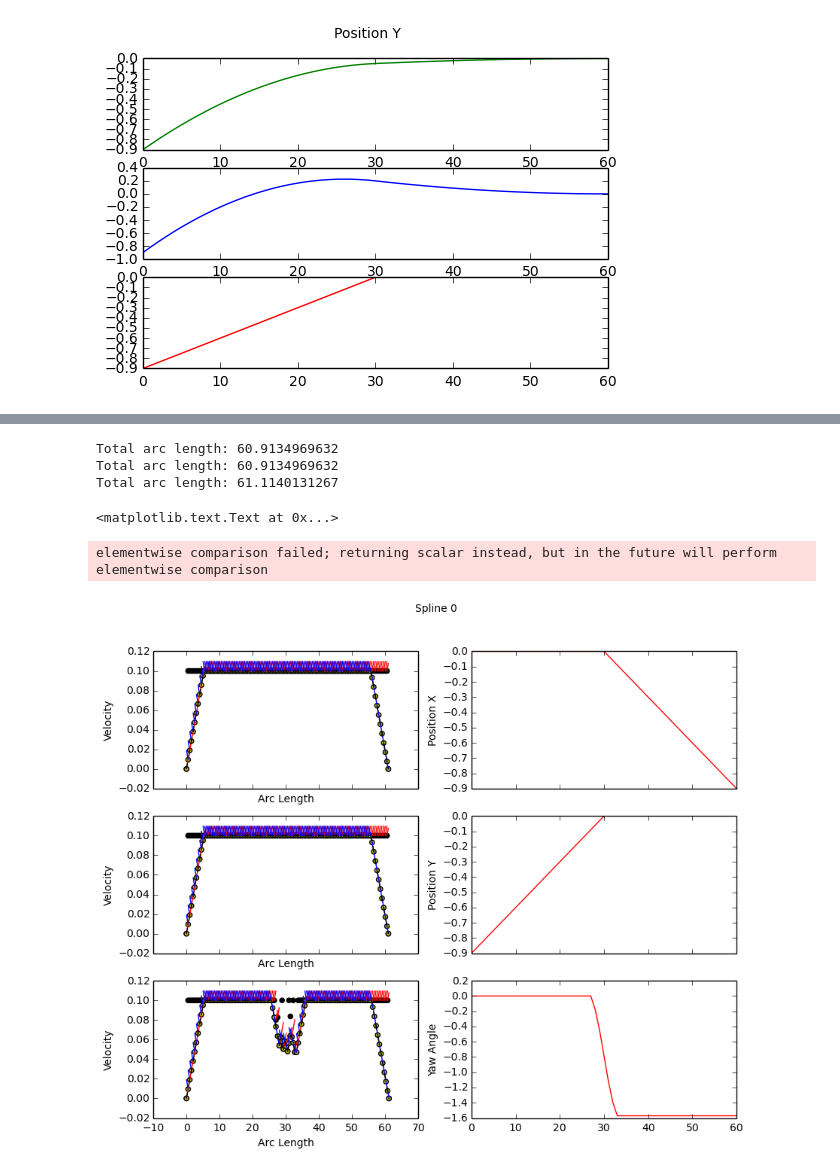
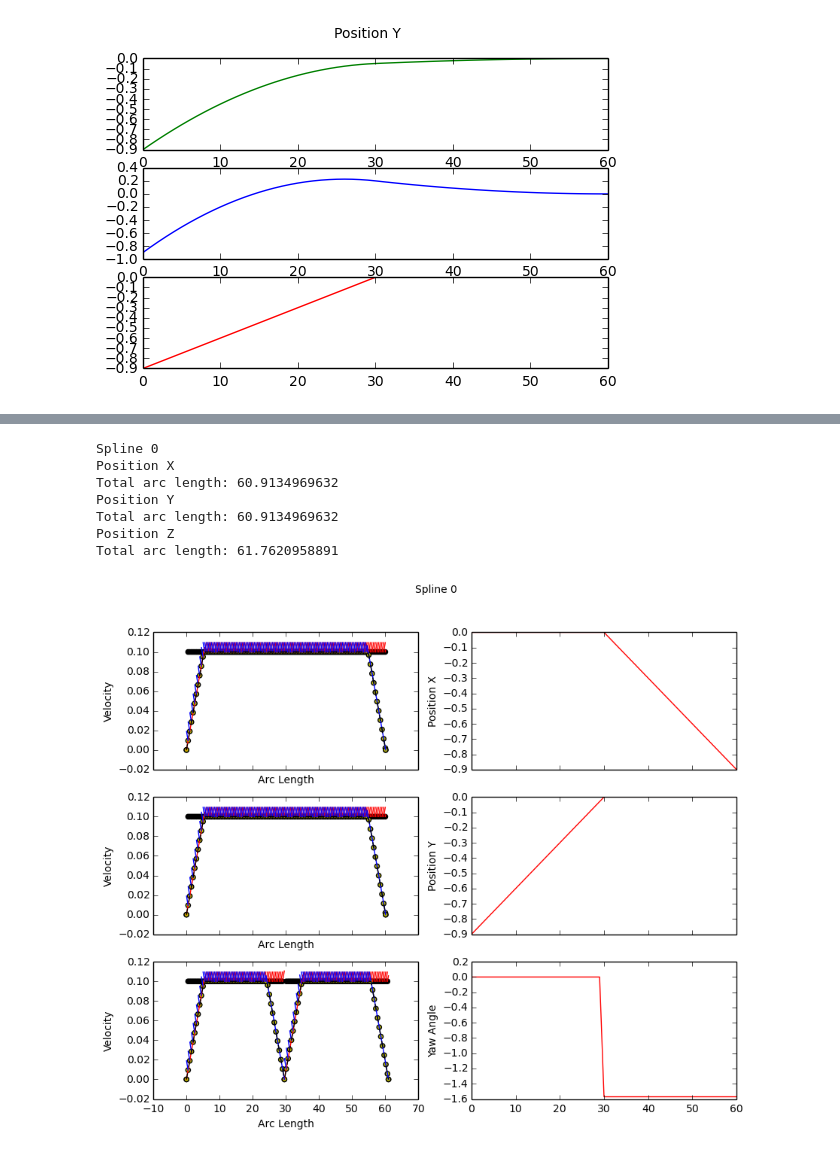
Before and after one commit to pnvyshnav/smap_PD, a Jupyter notebook: stats/TrajectoryEvaluation.ipynb, the cells around one changed output, grey strips where cells are left out. Drawn from its saved outputs; the diff is of its cells as text; code cells hidden in the pictures.

Commit message:
Computing velocity profiles for trajectories, applied timings to simulation

```diff
--- a/stats/TrajectoryEvaluation.ipynb
+++ b/stats/TrajectoryEvaluation.ipynb
@@ -281,7 +281,7 @@ def velocity_profile(spline, array, ax, min_velocity=0.01, max_velocity=0.1, acc
     current_arc = 0.
     last = array[0]
     planning_points.append([array[0], current_arc, start_velocity])
-    i = 1
+    i = 9
     for s in np.arange(fine_step, len(array), fine_step):
         x = time_to_step(array, s)
         d = math.sqrt(((x-last)*1.) ** 2 + (fine_step) ** 2)
@@ -289,17 +289,28 @@ def velocity_profile(spline, array, ax, min_velocity=0.01, max_velocity=0.1, acc
         current_arc += d
         if arc_length >= delta_s:
             # scale velocity such that empirical max velocity is desired max
-            max_rot_vel = 5e-15
+            max_rot_vel = 5e-9
 
             velocity = min(max_velocity, max_rot_vel/curvature[int(i)]) if curvature[int(i)] > 0 else max_velocity
             velocity = max(velocity, min_velocity)
+            if curvature[int(i)] > 10:
+                velocity = 0
+#                 print i, ": ", curvature[int(i)]
+            #velocity = first_derivative[int(i)]
 #             if curvature[int(i)] > 0:
 #                 print curvature[int(i)]
 
             planning_points.append([x, current_arc, velocity])
             arc_length = 0.
+
+#         if curvature[int(i)] > 10:
+#             velocity = 0
+            #print i, ": ", curvature[int(i)]
+        i += 1
+        if i >= len(curvature):
+            break
         last = x
-        i += 1
+    #print "last i:", i
 
     planning_points.append([array[-1], current_arc, end_velocity])
 
@@ -347,24 +358,32 @@ def velocity_profile(spline, array, ax, min_velocity=0.01, max_velocity=0.1, acc
     ax.set_xlabel("Arc Length")
     ax.set_ylabel("Velocity")
     return planning_points
+
+def plot_spline(spline_id):
+    f, ((ax1, ax2), (ax3, ax4), (ax5, ax6)) = plt.subplots(3, 2, sharex='col', figsize=(10,8))
+    f.suptitle("Spline %i" % spline_id)
+    print "Spline", spline_id
+    print "Position X"
+    velocity_profile(splines[spline_id], splines[spline_id].trajectoryX, ax1, acceleration=0.02)
+    print "Position Y"
+    velocity_profile(splines[spline_id], splines[spline_id].trajectoryY, ax3, acceleration=0.02)
+    print "Position Z"
+    velocity_profile(splines[spline_id], splines[spline_id].trajectoryT, ax5, acceleration=0.02)
+    ax2.plot(splines[spline_id].trajectoryX, c=colors[spline_id%len(colors)])
+    ax2.set_ylabel("Position X")
+    ax4.plot(splines[spline_id].trajectoryY, c=colors[spline_id%len(colors)])
+    ax4.set_ylabel("Position Y")
+    ax6.plot(splines[spline_id].trajectoryT, c=colors[spline_id%len(colors)])
+    ax6.set_ylabel("Yaw Angle")
-# %%
-spline_id = 0
-f, ((ax1, ax2), (ax3, ax4), (ax5, ax6)) = plt.subplots(3, 2, sharex='col', figsize=(10,8))
-f.suptitle("Spline %i" % spline_id)
-velocity_profile(splines[spline_id], splines[spline_id].trajectoryX, ax1, acceleration=0.02)
-velocity_profile(splines[spline_id], splines[spline_id].trajectoryY, ax3, acceleration=0.02)
-velocity_profile(splines[spline_id], splines[spline_id].trajectoryT, ax5, acceleration=0.02)
-ax2.plot(splines[spline_id].trajectoryX, c=colors[spline_id%len(colors)])
-ax2.set_ylabel("Position X")
-ax4.plot(splines[spline_id].trajectoryY, c=colors[spline_id%len(colors)])
-ax4.set_ylabel("Position Y")
-ax6.plot(splines[spline_id].trajectoryT, c=colors[spline_id%len(colors)])
-ax6.set_ylabel("Yaw Angle")
-# %% [output]
-Total arc length: 60.9134969632
-Total arc length: 60.9134969632
-Total arc length: 61.1140131267
-<matplotlib.text.Text at 0x...>
-elementwise comparison failed; returning scalar instead, but in the future will perform elementwise comparison
-[figure, removed]
+# %%
+plot_spline(0)
+# %% [output]
+Spline 0
+Position X
+Total arc length: 60.9134969632
+Position Y
+Total arc length: 60.9134969632
+Position Z
+Total arc length: 61.7620958891
+[figure, added]
 # %%
```
Also changed, not shown: parts of 16 cells of this notebook, 8 other files.
